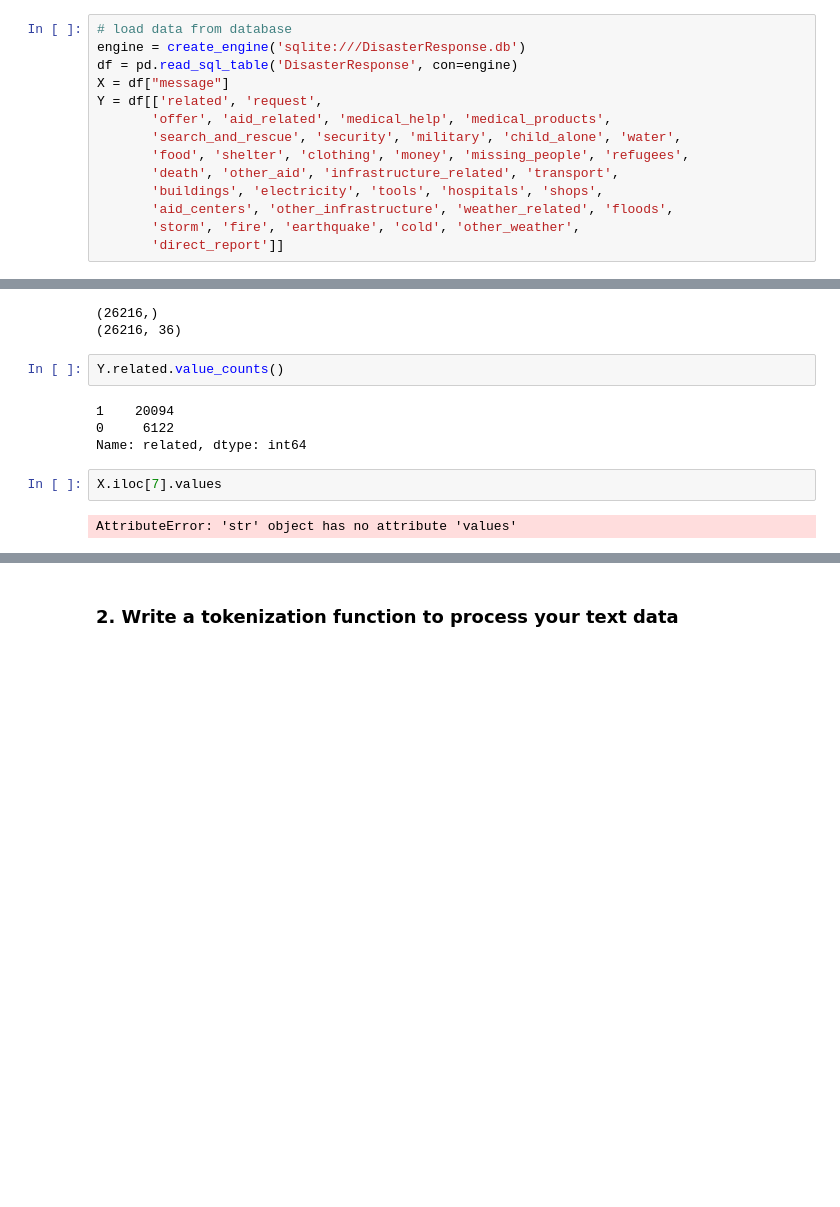
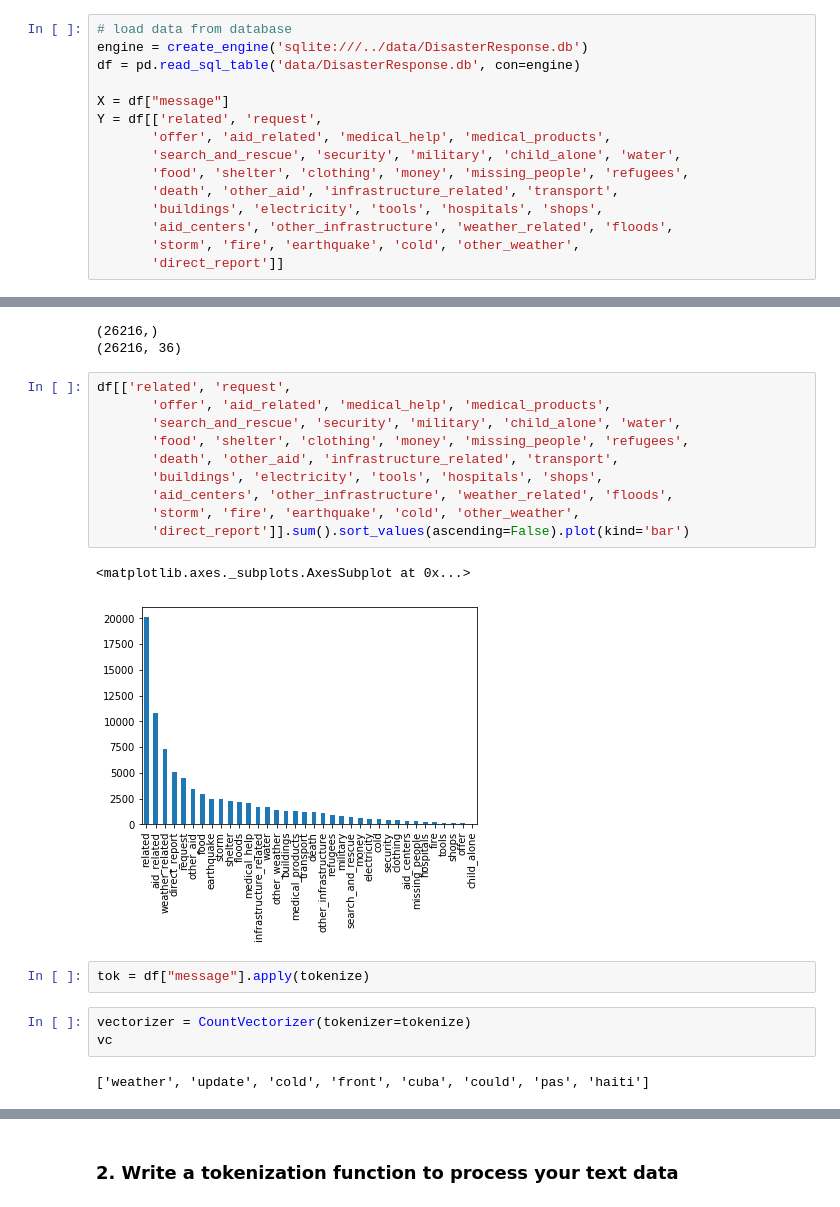
Before and after one commit to migdias/disaster_response_project, a Jupyter notebook: jupyter-notebooks/ML Pipeline Preparation.ipynb, the cells around one changed output, grey strips where cells are left out. Saved outputs shown, nothing was run; the diff lists cells and outputs as text; blank space fills up the shorter version.

```diff
--- a/jupyter-notebooks/ML Pipeline Preparation.ipynb
+++ b/jupyter-notebooks/ML Pipeline Preparation.ipynb
@@ -48,7 +53,8 @@ def get_score(test_y, pred_y):
 # %%
 # load data from database
-engine = create_engine('sqlite:///DisasterResponse.db')
-df = pd.read_sql_table('DisasterResponse', con=engine)
+engine = create_engine('sqlite:///../data/DisasterResponse.db')
+df = pd.read_sql_table('data/DisasterResponse.db', con=engine)
+
 X = df["message"]
 Y = df[['related', 'request',
        'offer', 'aid_related', 'medical_help', 'medical_products',
@@ -65,13 +71,23 @@ print(Y.shape)
 # %% [output]
 (26216,)
 (26216, 36)
-# %%
-Y.related.value_counts()
-# %% [output]
-1    20094
-0     6122
-Name: related, dtype: int64
-# %%
-X.iloc[7].values
-# %% [output]
-AttributeError: 'str' object has no attribute 'values'
+# %%
+df[['related', 'request',
+       'offer', 'aid_related', 'medical_help', 'medical_products',
+       'search_and_rescue', 'security', 'military', 'child_alone', 'water',
+       'food', 'shelter', 'clothing', 'money', 'missing_people', 'refugees',
+       'death', 'other_aid', 'infrastructure_related', 'transport',
+       'buildings', 'electricity', 'tools', 'hospitals', 'shops',
+       'aid_centers', 'other_infrastructure', 'weather_related', 'floods',
+       'storm', 'fire', 'earthquake', 'cold', 'other_weather',
+       'direct_report']].sum().sort_values(ascending=False).plot(kind='bar')
+# %% [output]
+<matplotlib.axes._subplots.AxesSubplot at 0x...>
+[figure, added]
+# %%
+tok = df["message"].apply(tokenize)
+# %%
+vectorizer = CountVectorizer(tokenizer=tokenize)
+vc
+# %% [output]
+['weather', 'update', 'cold', 'front', 'cuba', 'could', 'pas', 'haiti']
```
Also changed, not shown: parts of 4 cells of this notebook, 3 other files.
